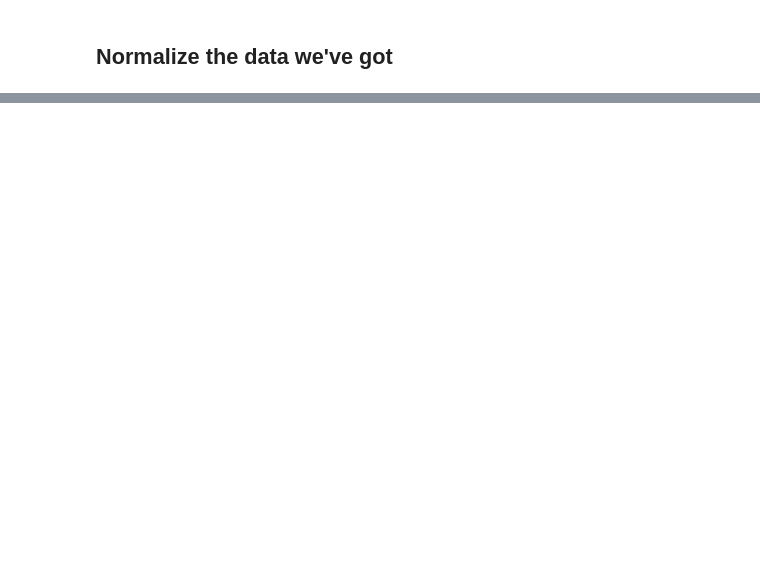
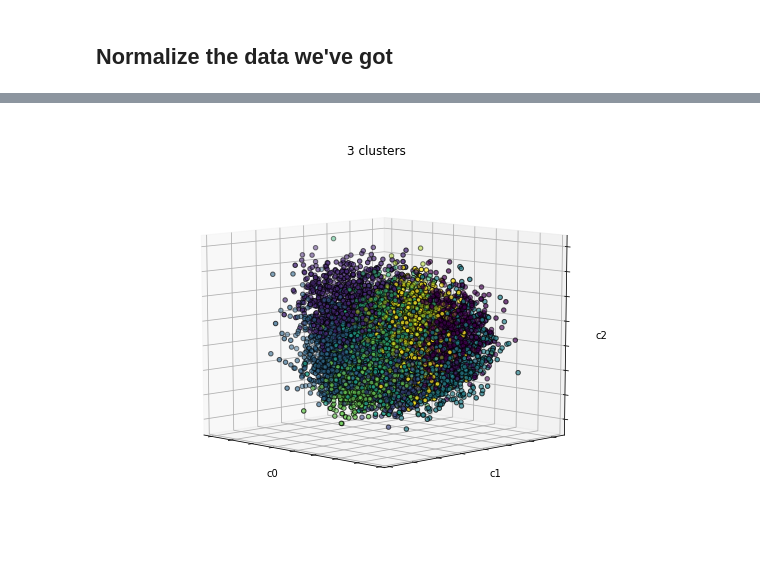
Before and after one commit to t-cun/Udacity_ML_Capstone, a Jupyter notebook: Capstone_notebook.ipynb, the cells around one changed output, grey strips where cells are left out. Cells and saved outputs as stored; diff of their text form; code cells hidden in the pictures; blank space fills up the shorter version.

```diff
--- a/Capstone_notebook.ipynb
+++ b/Capstone_notebook.ipynb
@@ -492,0 +945,24 @@ cluster.head()
+# %%
+
+name = 'k_means_iris_3'
+est = KMeans(n_clusters=10)
+
+fig = plt.figure(1, figsize=(4, 3))
+ax = Axes3D(fig, rect=[0, 0, 1.9, 2], elev=10, azim=135)
+est.fit(kmeans_train_data_np)
+labels = est.labels_
+ax.scatter(kmeans_train_data_np[:, 0], kmeans_train_data_np[:, 1], kmeans_train_data_np[:, 2],
+               c=labels.astype(np.float), edgecolor='k')
+
+ax.w_xaxis.set_ticklabels([])
+ax.w_yaxis.set_ticklabels([])
+ax.w_zaxis.set_ticklabels([])
+ax.set_xlabel('c0')
+ax.set_ylabel('c1')
+ax.set_zlabel('c2')
+ax.set_title('3 clusters')
+ax.dist = 12
+
+fig.show()
+# %% [output]
+[figure, added]
```
Also changed, not shown: parts of 49 cells of this notebook.
